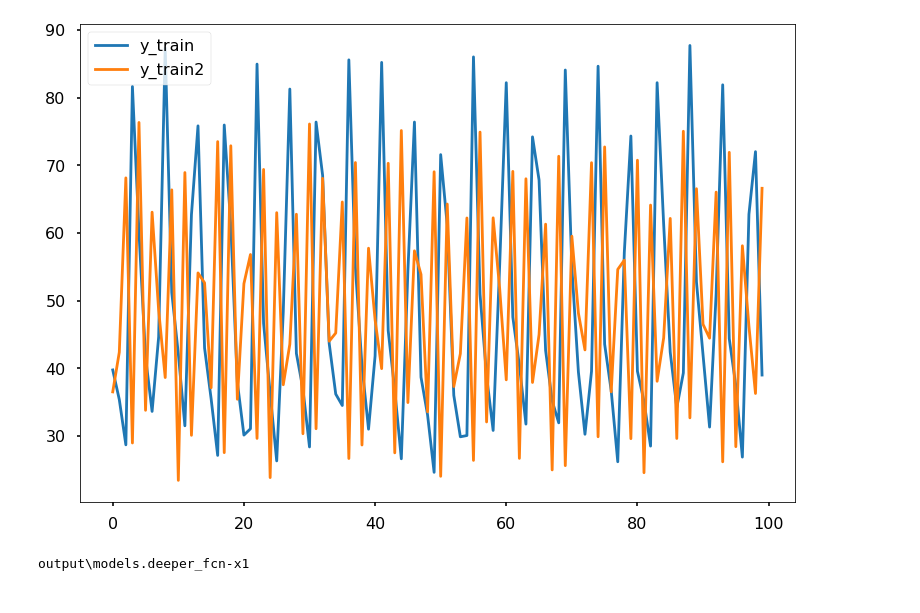
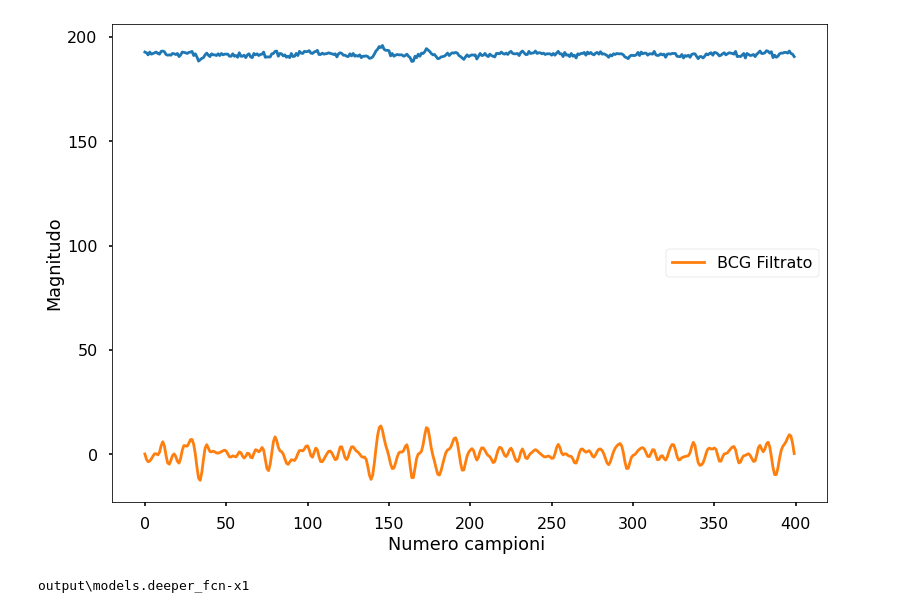
Before and after one commit to sand-knight/ciardiello, a Jupyter notebook: bcg_training.ipynb, the cells around one changed output. Cells and saved outputs as stored; diff of their text form; code cells hidden in the pictures.

```diff
--- a/bcg_training.ipynb
+++ b/bcg_training.ipynb
@@ -30,44 +36,47 @@ train_size = 774
 n_groups = 28
 data = np.genfromtxt('C:/Users/dario/Desktop/pr1/1000x400/rawprova1/raw_2022-03-14_bcg.csv', delimiter=';')
 # print the shape of the data
-print(data.shape)
+#print(data.shape)
 
+movsign=md.detect_movements(data[:512],50)
+
+normalizzato=sg.renormalize_signal(data[:400],50)
+
+filtered=cm.filter_bandpass(normalizzato,50,2,10)
+filtered2=cm.filter_bandpass(data[:400],50,2,10)
+
+print(movsign.shape)
+plt.plot(normalizzato)
+plt.plot(filtered2, label='BCG Filtrato')
+plt.legend()
 '''
+plt.plot(movsign, label='movimento')
+plt.legend()
+plt.xlabel("Tempo[s]")
+plt.ylabel("Ampiezza")
+plt.show()
+'''
+hearths=hr.get_heartrate_pipe(filtered)
+indicesijk=sg.find_ijk(filtered,50,[-1,-1,1])
+print(indicesijk)
+'''
+
 #FOURIER TRANSFORM (DFT)
 
-X=FFT(data[1:65537])
-
-# calculate the frequency
-N = len(X)
-n = np.arange(N)
-T = N/50
-freq = n/T
-print(N,n,T,freq)
-
-plt.figure(figsize = (12, 6))
-plt.subplot(121)
-plt.stem(freq, abs(X), 'b', \
-         markerfmt=" ", basefmt="-b")
-plt.xlabel('Freq (Hz)')
-plt.ylabel('FFT Amplitude |X(freq)|')
-
-# Get the one-sided specturm
-n_oneside = N//2
-# get the one side frequency
-f_oneside = freq[:n_oneside]
-
-# normalize the amplitude
-X_oneside =X[:n_oneside]/n_oneside
-
-plt.subplot(122)
-plt.stem(f_oneside, abs(X_oneside), 'b', \
-         markerfmt=" ", basefmt="-b")
-plt.xlabel('Freq (Hz)')
-plt.ylabel('Normalized FFT Amplitude |X(freq)|')
-plt.tight_layout()
+# Number of sample points
+N = 500
+# sample spacing
+T = 1.0 / 50.0
+x = np.linspace(0.0, N*T, N, endpoint=False)
+y = filtered
+yf = fft(y)
+xf = fftfreq(N, T)[:N//2]
+plt.stem(xf, 2.0/N * np.abs(yf[0:N//2]))
+plt.grid()
+plt.xlabel("Frequenza[Hz]")
+plt.ylabel("Ampiezza")
 plt.show()
 '''
-
 data = data[:len(data)-len(data)%400]
 # reshape the data to be 2D array with 400 columns and 5 rows   (400, 5)
 
@@ -76,10 +85,12 @@ data = data.reshape( int(len(data)/400), 400)
 print(data.shape)
 
 x_data_train = np.expand_dims(data, axis=2)
+
 #y_train section
 data = np.genfromtxt('C:/Users/dario/Desktop/pr1/1000x400/gold/gold.csv', delimiter=',')
 print(len(data))
-
+y_data_train = np.mean(data.reshape(int(len(data)/16), 16), axis=1)
+y_data_train2=signal.resample(y_data_train,round(len(y_data_train)/2))
 
 
 # compute average each 8 elements in the array
@@ -87,10 +98,27 @@ data = data[:len(data)-len(data)%16]
 y_data_train = np.mean(data.reshape(int(len(data)/16), 16), axis=1)
 y_data_train2=signal.resample(y_data_train,round(len(y_data_train)/2))
 y_data_train = y_data_train[:774]
+y= np.arange(0,400,1)
 
-plt.plot(y_data_train[:100], label='y_train')
-plt.plot(y_data_train2[:100], label='y_train2')
+xmax = y[np.argmax(y_data_train2)]
+ymax = y_data_train2.max()
 
+
+#xposmin = np.where(y_data_train2==min)
+#xmin = y[xposmin]
+print(xmax)
+print(ymax)
+#y_timedelta = [str(timedelta(seconds=int(s))) for s in y]
+#plt.plot(max,'o')
+#plt.plot(min,'o')
+
+#plt.plot(y_data_train[:400], label='gold')
+#plt.xticks(y_data_train2[:400],y_timedelta)
+plt.xlabel("Numero campioni ")
+plt.ylabel("Magnitudo")
+#plt.plot(y_data_train2[:100], label='y_train2')
+#plt.plot(xmax,ymax,'X')
+#plt.plot(xmin,ymin,'X')
 print("zeros",len(y_data_train) - np.count_nonzero(y_data_train))
 print(y_data_train.shape)
 # print first 2 rows of the data
@@ -101,8 +129,9 @@ print(x_data_train.shape, y_data_train.shape, groups_train.shape)
 # print(x_data_train[0,:50])
 # plot x_data_train
 
-#plt.plot(x_data_train[0,:], label='x_data_train')
+#plt.plot(x_data_train[:400], label='x_data_train')
 # plt.plot(y_data_train[:50], label='y_data_train')
-plt.legend()
+#plt.legend()
+
 plt.show()
 # %% [output]
@@ -112,7 +144,7 @@ plt.show()
 zeros 0
 (774,)
 (774, 400, 1) (774,) (774,)
-[figure, old version]
+[figure, new version]
 # %%
 enlarge = 1
 model_params = dict(metrics=["mae", "mape"], enlarge=enlarge)
```
Also changed, not shown: parts of 2 cells of this notebook, 5 other files.
